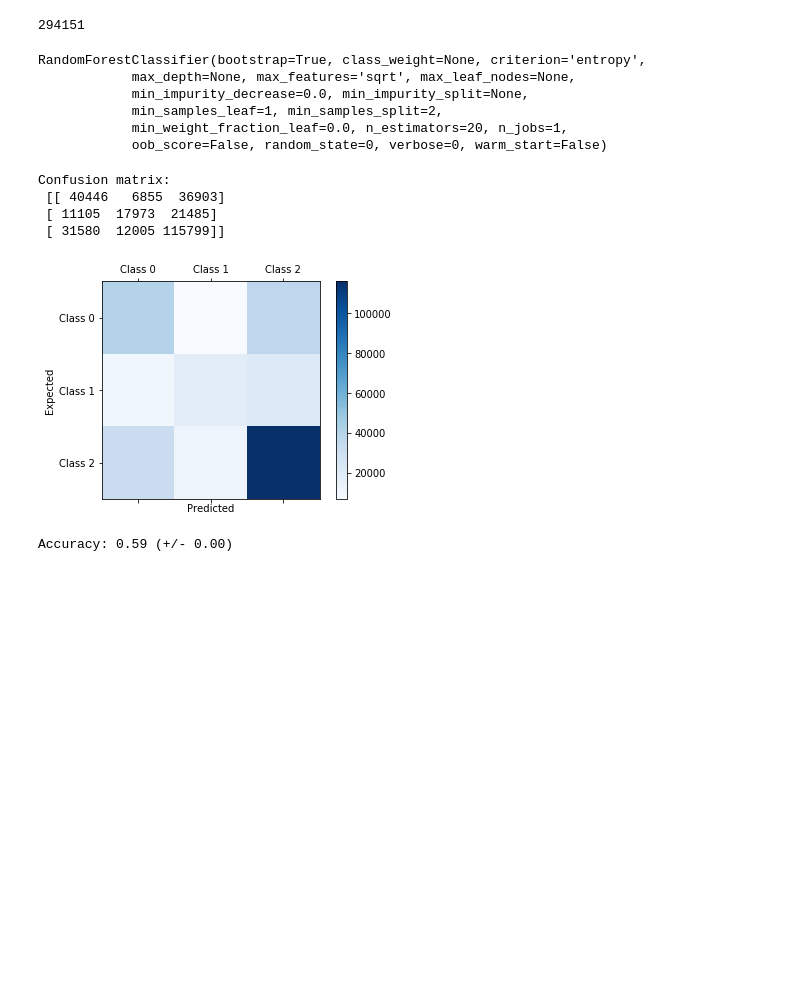
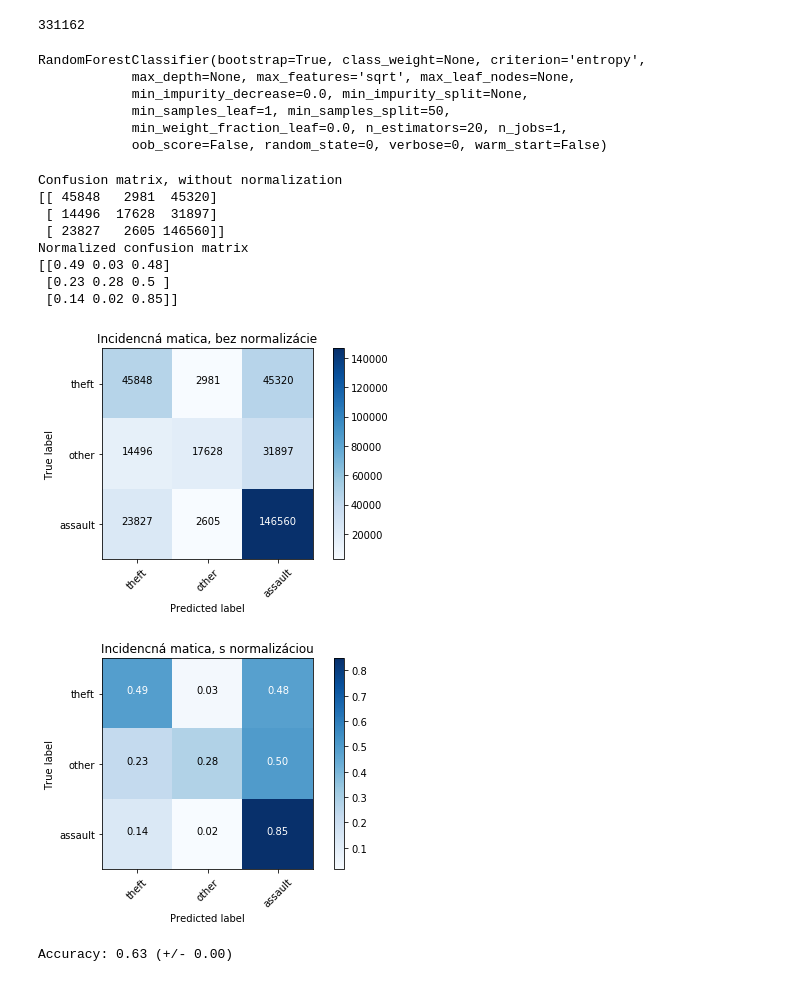
Before and after one commit to enderstorm/crime-prediction, a Jupyter notebook: Tree.ipynb, the cells around one changed output. Drawn from its saved outputs; the diff is of its cells as text; code cells hidden in the pictures; blank space fills up the shorter version.

Commit message:
change conclusion matrix view

```diff
--- a/Tree.ipynb
+++ b/Tree.ipynb
@@ -15,7 +51,3 @@ X_test = joblib.load('tmp/X_test.pkl')
 
 y_train = joblib.load('tmp/y_train.pkl')
 y_test = joblib.load('tmp/y_test.pkl')
-# %%
-y_test.size
-# %% [output]
-294151
@@ -34,44 +54,51 @@ from imblearn.under_sampling import RandomUnderSampler
+# %%
+print(len(y_test))
+# %% [output]
+331162
 # %%
-clf = RandomForestClassifier(n_jobs=1, random_state=0, n_estimators=20, max_features="sqrt", criterion="entropy")
-clf.fit(X_train[:500000], y_train[:500000])
+clf = RandomForestClassifier(n_jobs=1, random_state=0, n_estimators=20, max_features="sqrt", min_samples_split=50, criterion="entropy")
+clf.fit(X_train, y_train)
 # %% [output]
 RandomForestClassifier(bootstrap=True, class_weight=None, criterion='entropy',
             max_depth=None, max_features='sqrt', max_leaf_nodes=None,
             min_impurity_decrease=0.0, min_impurity_split=None,
-            min_samples_leaf=1, min_samples_split=2,
+            min_samples_leaf=1, min_samples_split=50,
             min_weight_fraction_leaf=0.0, n_estimators=20, n_jobs=1,
             oob_score=False, random_state=0, verbose=0, warm_start=False)
-# %%
-from sklearn.metrics import confusion_matrix
-from matplotlib import pyplot as plt
-y_pred = clf.predict(X_test)
-
-conf_mat = confusion_matrix(y_true=y_test, y_pred=y_pred)
-print('Confusion matrix:\n', conf_mat)
-
-labels = ['Class 0', 'Class 1', 'Class 2', 'Class 3']
-fig = plt.figure()
-ax = fig.add_subplot(111)
-cax = ax.matshow(conf_mat, cmap=plt.cm.Blues)
-fig.colorbar(cax)
-ax.set_xticklabels([''] + labels)
-ax.set_yticklabels([''] + labels)
-plt.xlabel('Predicted')
-plt.ylabel('Expected')
-plt.show()
-#print(y_pred)
-# %% [output]
-Confusion matrix:
- [[ 40446   6855  36903]
- [ 11105  17973  21485]
- [ 31580  12005 115799]]
-[figure, removed]
+# %%
+from sklearn.metrics import confusion_matrix
+from matplotlib import pyplot as plt
+y_pred = clf.predict(X_test)
+
+cnf_matrix = confusion_matrix(y_test, y_pred)
+np.set_printoptions(precision=2)
+plt.figure()
+plot_confusion_matrix(cnf_matrix, classes=set(y_test),
+                      title='Incidencná matica, bez normalizácie')
+
+# Plot normalized confusion matrix
+plt.figure()
+plot_confusion_matrix(cnf_matrix, classes=set(y_test), normalize=True,
+                      title='Incidencná matica, s normalizáciou')
+
+plt.show()
+# %% [output]
+Confusion matrix, without normalization
+[[ 45848   2981  45320]
+ [ 14496  17628  31897]
+ [ 23827   2605 146560]]
+Normalized confusion matrix
+[[0.49 0.03 0.48]
+ [0.23 0.28 0.5 ]
+ [0.14 0.02 0.85]]
+[figure, added]
+[figure, added]
 # %%
 #Accurancy
 scores = clf.score(X_test,y_test);
 print("Accuracy: %0.2f (+/- %0.2f)" % (scores.mean(), scores.std() * 2))
 # %% [output]
-Accuracy: 0.59 (+/- 0.00)
+Accuracy: 0.63 (+/- 0.00)
 # %%
 # :500000 Accurancy 0.22 criterion entropy
 # :200000 Accurancy 0.58 criterion gini s prekatogirizaciou
```
Also changed, not shown: parts of 9 cells of this notebook.
